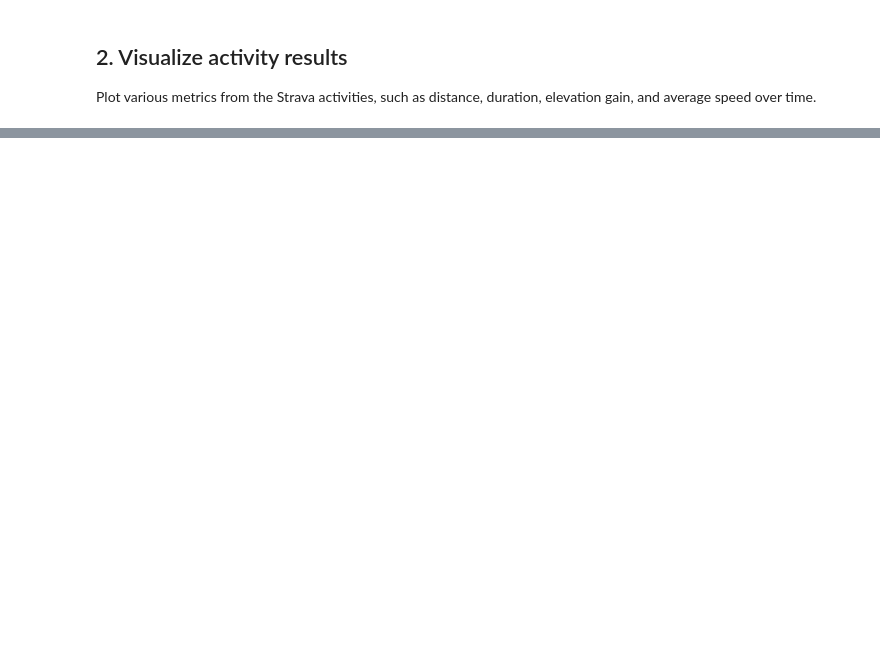
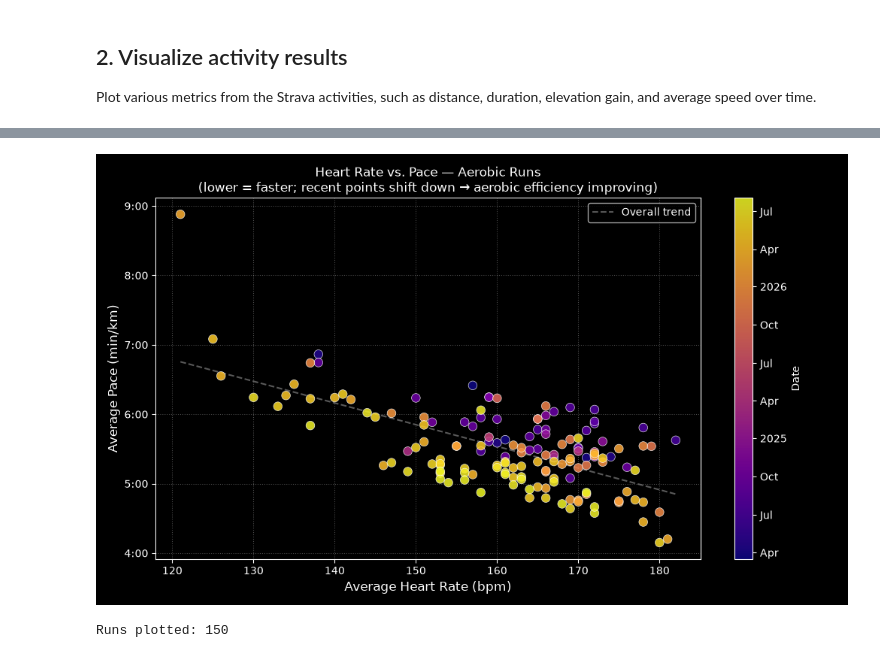
Before and after one commit to PersiFederico/SportAnalytics, a Jupyter notebook: Strava_Analytics.ipynb, the cells around one changed output, grey strips where cells are left out. Drawn from its saved outputs; the diff is of its cells as text; code cells hidden in the pictures; blank space fills up the shorter version.

```diff
--- a/Strava_Analytics.ipynb
+++ b/Strava_Analytics.ipynb
@@ -188,0 +301,76 @@ RuntimeError: 'widget' is not a recognised GUI loop or backend name
+# %%
+%matplotlib widget
+import os
+import matplotlib.pyplot as plt
+import matplotlib.dates as mdates
+import numpy as np
+import pandas as pd
+
+FIGURES_DIR = r"C:\Users\persif\PycharmProjects\SportAnalytics\figures"
+os.makedirs(FIGURES_DIR, exist_ok=True)
+
+# Include generic easy runs (Morning/Afternoon/Base/Evening/Lunch Run etc.)
+# Exclude structured workouts by name
+EXCLUDE = r"interval|sprint|tempo|fartlek|race|hill repeat|track workout"
+
+easy_runs = (
+    df[
+        (df["activity_type"] == "Run") &
+        (~df["activity_name"].str.contains(EXCLUDE, case=False, na=False)) &
+        df["avg_heartrate"].notna() &
+        df["avg_speed"].notna()
+    ]
+    .sort_values("start_date")
+    .copy()
+)
+
+easy_runs["pace_min_per_km"] = 60.0 / easy_runs["avg_speed"]
+
+dates_num = mdates.date2num(easy_runs["start_date"].dt.to_pydatetime())
+
+fig, ax = plt.subplots(figsize=(10, 6))
+
+sc = ax.scatter(
+    easy_runs["avg_heartrate"],
+    easy_runs["pace_min_per_km"],
+    c=dates_num,
+    cmap="plasma",
+    s=70,
+    alpha=0.85,
+    edgecolors="white",
+    linewidths=0.5,
+    zorder=3,
+)
+
+if len(easy_runs) >= 2:
+    z = np.polyfit(easy_runs["avg_heartrate"], easy_runs["pace_min_per_km"], 1)
+    p = np.poly1d(z)
+    hr_range = np.linspace(easy_runs["avg_heartrate"].min(), easy_runs["avg_heartrate"].max(), 200)
+    ax.plot(hr_range, p(hr_range), "--", color="gray", linewidth=1.5, alpha=0.7, label="Overall trend")
+    ax.legend(fontsize=10)
+
+cbar = fig.colorbar(sc, ax=ax)
+cbar.set_label("Date", fontsize=10)
+loc = mdates.AutoDateLocator()
+cbar.ax.yaxis.set_major_locator(loc)
+cbar.ax.yaxis.set_major_formatter(mdates.ConciseDateFormatter(loc))
+
+def pace_formatter(x, _):
+    mins = int(x)
+    secs = int(round((x - mins) * 60))
+    return f"{mins}:{secs:02d}"
+
+ax.yaxis.set_major_formatter(plt.FuncFormatter(pace_formatter))
+ax.set_xlabel("Average Heart Rate (bpm)", fontsize=12)
+ax.set_ylabel("Average Pace (min/km)", fontsize=12)
+ax.set_title("Heart Rate vs. Pace — Aerobic Runs\n(lower = faster; recent points shift down → aerobic efficiency improving)", fontsize=12)
+ax.grid(alpha=0.3, linestyle=":")
+
+plt.tight_layout()
+fig.savefig(os.path.join(FIGURES_DIR, "hr_vs_pace_aerobic_runs.png"), dpi=150)
+plt.show()
+
+print(f"Runs plotted: {len(easy_runs)}")
+# %% [output]
+[figure, added]
+Runs plotted: 150
```
Also changed, not shown: parts of 6 cells of this notebook, 2 other files.
